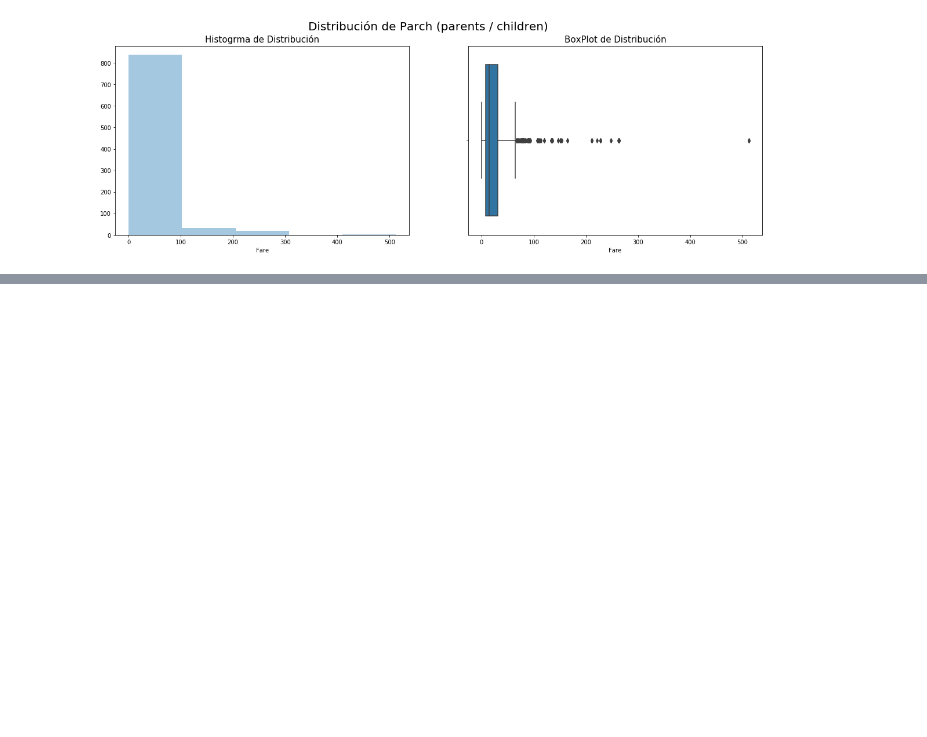
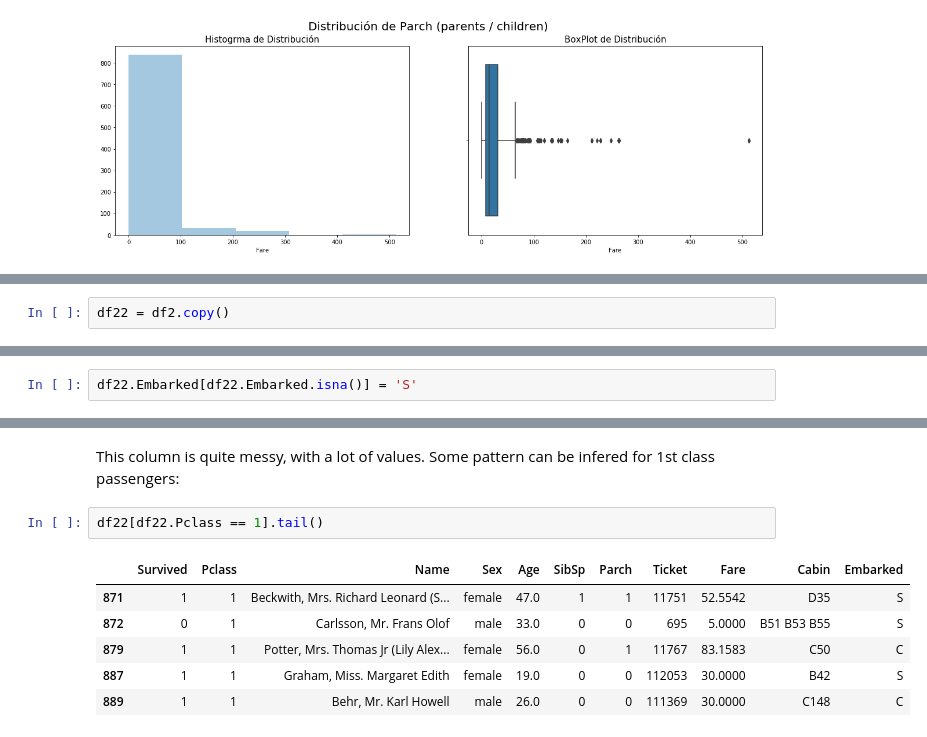
Before and after one commit to Jorge2alvarez/project-kaggle-titanic, a Jupyter notebook: titanic/Titanic-Project-v1.ipynb, the cells around one changed output, grey strips where cells are left out. Saved outputs shown, nothing was run; the diff lists cells and outputs as text; blank space fills up the shorter version.

```diff
--- a/titanic/Titanic-Project-v1.ipynb
+++ b/titanic/Titanic-Project-v1.ipynb
@@ -555,0 +560,2 @@ plt.show()
+# %%
+df22 = df2.copy()
@@ -555,0 +619,2 @@ plt.show()
+# %%
+df22.Embarked[df22.Embarked.isna()] = 'S'
@@ -555,0 +712,12 @@ plt.show()
+# %% [markdown]
+This column is quite messy, with a lot of values.
+Some pattern can be infered for 1st class passengers:
+# %%
+df22[df22.Pclass == 1].tail()
+# %% [output]
+|  | Survived | Pclass | Name | Sex | Age | SibSp | Parch | Ticket | Fare | Cabin | Embarked |
+| 871 | 1 | 1 | Beckwith, Mrs. Richard Leonard (S... | female | 47.0 | 1 | 1 | 11751 | 52.5542 | D35 | S |
+| 872 | 0 | 1 | Carlsson, Mr. Frans Olof | male | 33.0 | 0 | 0 | 695 | 5.0000 | B51 B53 B55 | S |
+| 879 | 1 | 1 | Potter, Mrs. Thomas Jr (Lily Alex... | female | 56.0 | 0 | 1 | 11767 | 83.1583 | C50 | C |
+| 887 | 1 | 1 | Graham, Miss. Margaret Edith | female | 19.0 | 0 | 0 | 112053 | 30.0000 | B42 | S |
+| 889 | 1 | 1 | Behr, Mr. Karl Howell | male | 26.0 | 0 | 0 | 111369 | 30.0000 | C148 | C |
```
Also changed, not shown: parts of 49 cells of this notebook.
